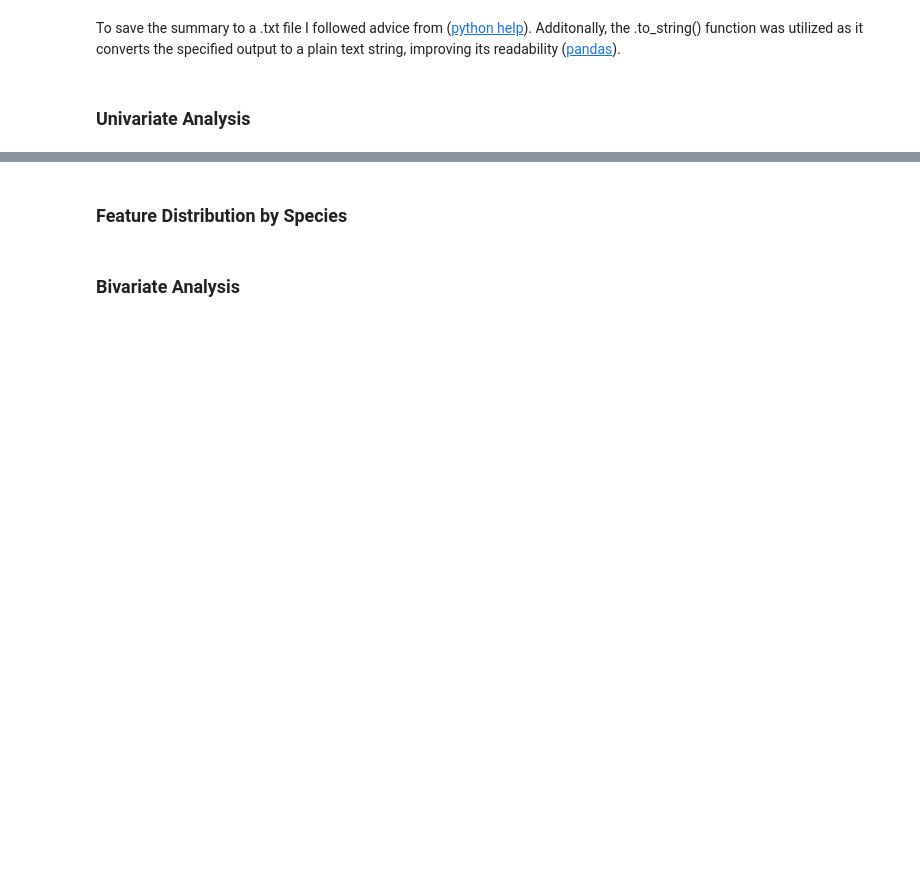
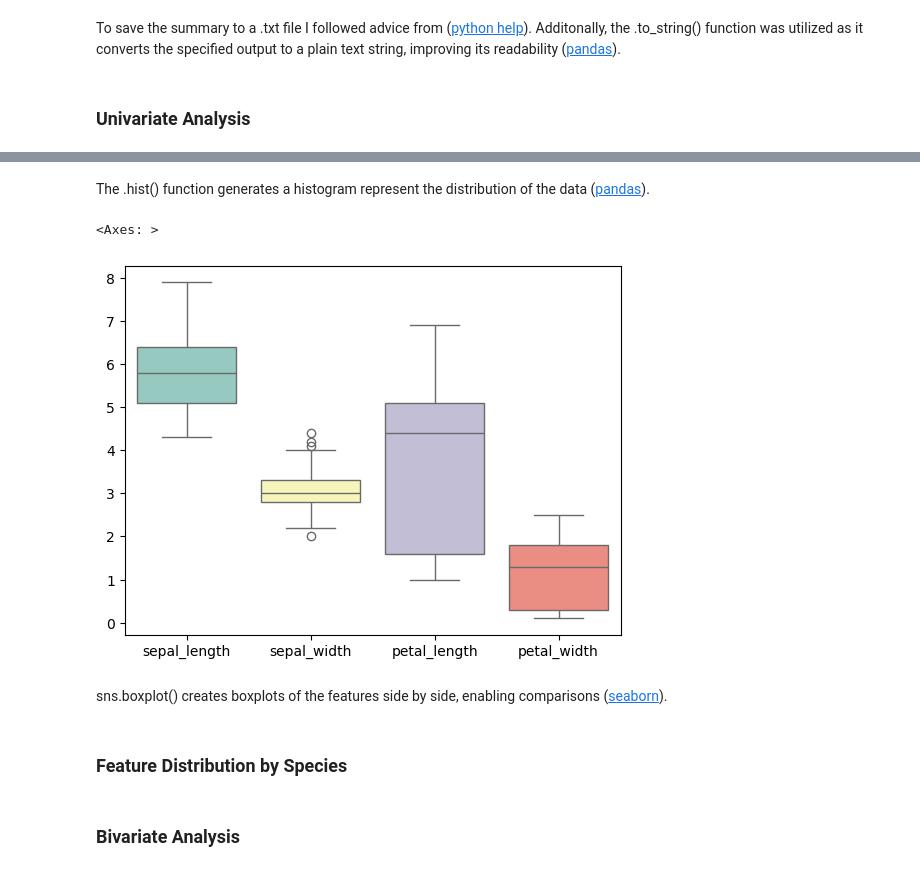
Before and after one commit to NibnabCodes/pands_project, a Jupyter notebook: investigations.ipynb, the cells around one changed output, grey strips where cells are left out. Saved outputs shown, nothing was run; the diff lists cells and outputs as text; code cells hidden in the pictures; blank space fills up the shorter version.

```diff
--- a/investigations.ipynb
+++ b/investigations.ipynb
@@ -146,2 +154,15 @@ To save the summary to a .txt file I followed advice from ([python help](https:/
+# %% [markdown]
+The .hist() function generates a histogram represent the distribution of the data ([pandas](https://pandas.pydata.org/pandas-docs/stable/reference/api/pandas.DataFrame.hist.html)).
+# %%
+# Create boxplot of each feature
+sns.boxplot(data=iris_df, orient='v', palette='Set3')
+
+# Save the boxplot as a .png file
+#plt.savefig('features_boxplot.png')
+# %% [output]
+<Axes: >
+[figure, added]
+# %% [markdown]
+sns.boxplot() creates boxplots of the features side by side, enabling comparisons ([seaborn](https://seaborn.pydata.org/generated/seaborn.boxplot.html)).
 # %% [markdown]
 ### Feature Distribution by Species
```
Also changed, not shown: parts of 6 cells of this notebook, 3 other files.
